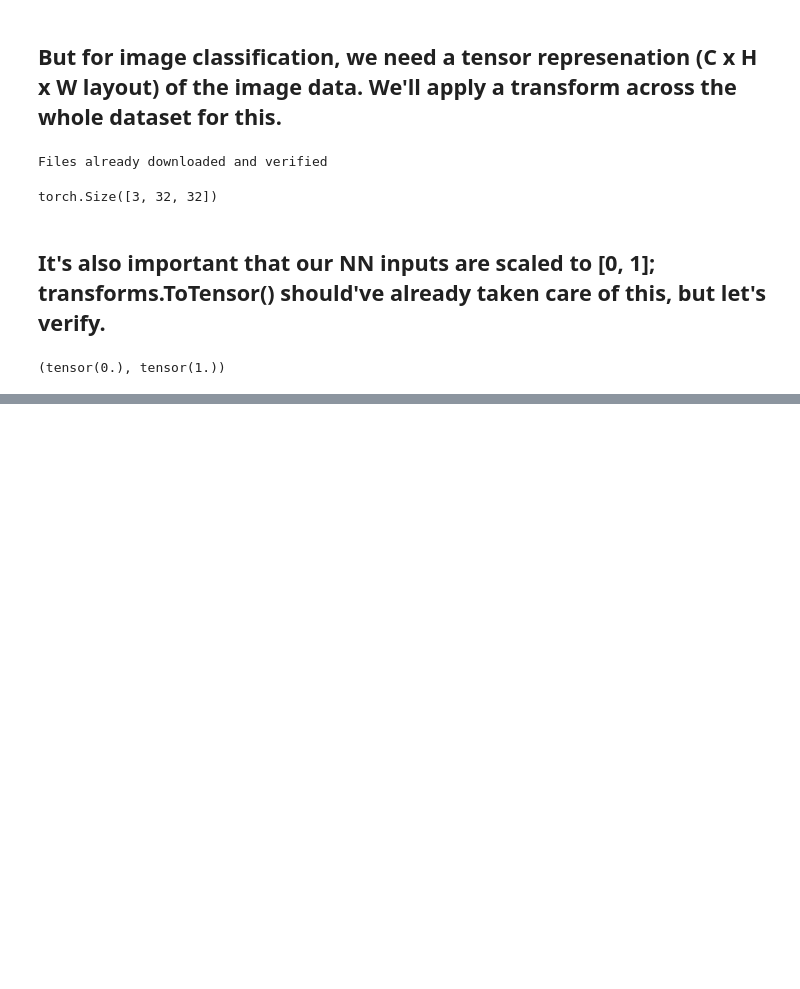
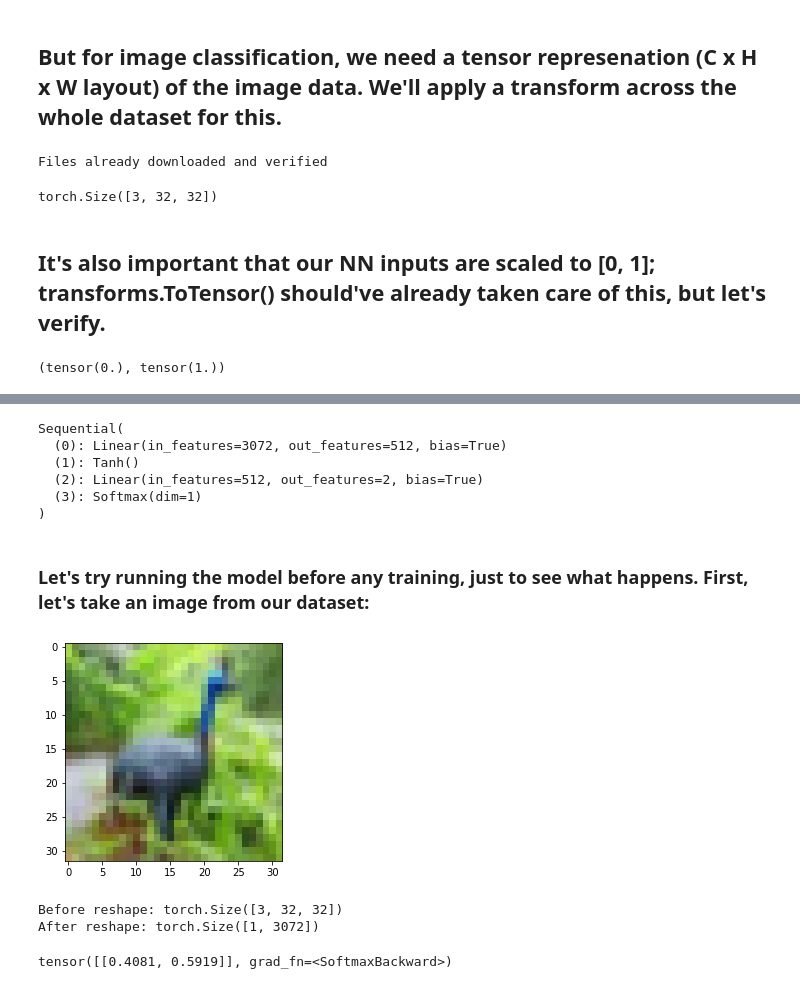
Before and after one commit to matthewmcampbell/torchLearn, a Jupyter notebook: jupyter/Image Learning.ipynb, the cells around one changed output, grey strips where cells are left out. Drawn from its saved outputs; the diff is of its cells as text; code cells hidden in the pictures; blank space fills up the shorter version.

```diff
--- a/jupyter/Image Learning.ipynb
+++ b/jupyter/Image Learning.ipynb
@@ -80,0 +117,9 @@ img_tensor.min(), img_tensor.max()
+# %%
+label_map = {0: 0, 2: 1} # convert CIFAR10 labels for our own purposes.
+class_names = [idx_to_class[label] for label in label_map.keys()]
+cifar2 = [(img, label_map[label])
+          for img, label in cifar10
+          if label in [0, 2]]
+cifar2_val = [(img, label_map[label])
+              for img, label in cifar10_val
+              if label in [0, 2]]
@@ -80,0 +130,42 @@ img_tensor.min(), img_tensor.max()
+# %%
+import torch.nn as nn
+
+input_dim = img_t.reshape(-1, 1).shape[0]
+output_dim = len(label_map)
+
+hidden_dim = 512
+
+model = nn.Sequential(
+    nn.Linear(input_dim, hidden_dim),
+    nn.Tanh(),
+    nn.Linear(hidden_dim, output_dim),
+    nn.Softmax(dim=1))
+model
+# %% [output]
+Sequential(
+  (0): Linear(in_features=3072, out_features=512, bias=True)
+  (1): Tanh()
+  (2): Linear(in_features=512, out_features=2, bias=True)
+  (3): Softmax(dim=1)
+)
+# %% [markdown]
+### Let's try running the model before any training, just to see what happens. First, let's take an image from our dataset:
+# %%
+img, _ = cifar2[0]
+plt.imshow(img)
+plt.show()
+# %% [output]
+[figure, added]
+# %%
+dummy_img_test = transform_pipeline(img)
+print(f"Before reshape: {dummy_img_test.shape}")
+img_test = dummy_img_test.reshape(1, -1)
+print(f"After reshape: {img_test.shape}")
+# %% [output]
+Before reshape: torch.Size([3, 32, 32])
+After reshape: torch.Size([1, 3072])
+# %%
+untrained_output = model(img_test)
+untrained_output
+# %% [output]
+tensor([[0.4081, 0.5919]], grad_fn=<SoftmaxBackward>)
```
Also changed, not shown: parts of 21 cells of this notebook.
